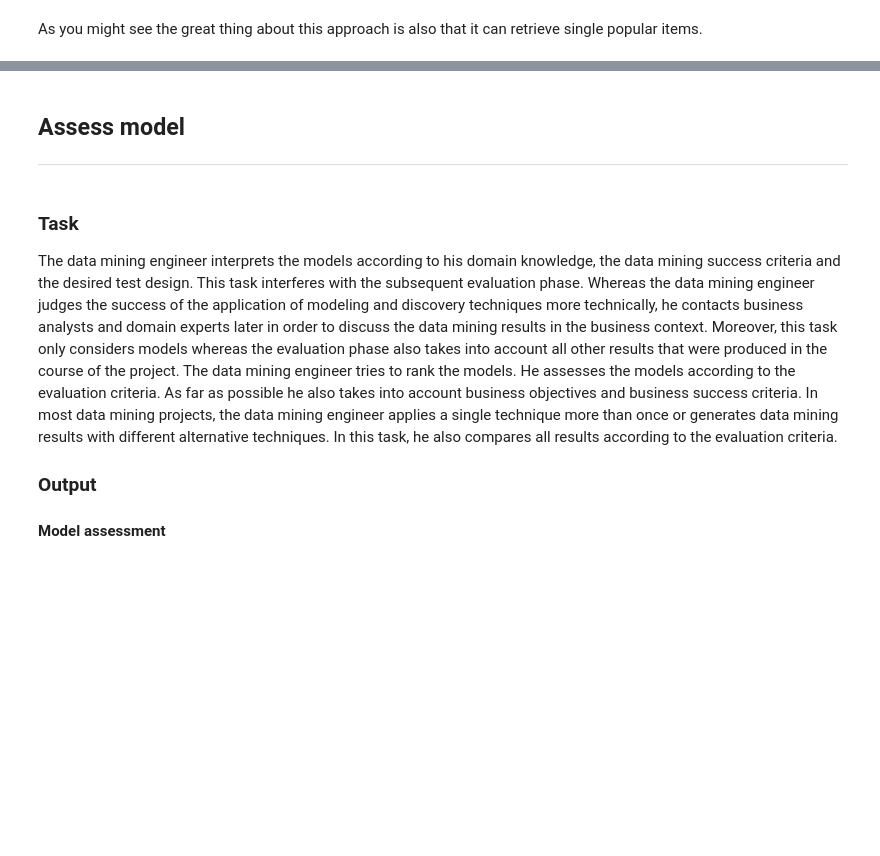
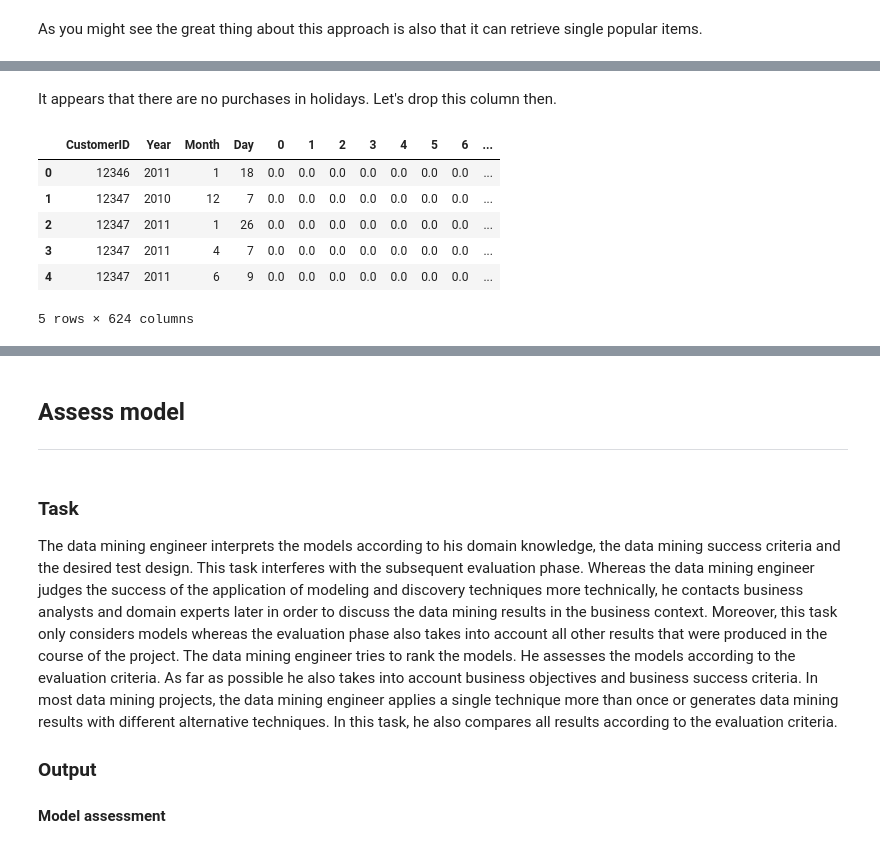
Before and after one commit to DanisAlukaev/Data-Mining, a Jupyter notebook: session01/4. Modeling.ipynb, the cells around one changed output, grey strips where cells are left out. Drawn from its saved outputs; the diff is of its cells as text; code cells hidden in the pictures; blank space fills up the shorter version.

```diff
--- a/session01/4. Modeling.ipynb
+++ b/session01/4. Modeling.ipynb
@@ -230,0 +249,4 @@ rules.sort_values(by='antecedent support').head()
+# %%
+for i in range(616):
+    idx = float(i)
+    df_nn_encoded.loc[df_nn_encoded[idx] != 0, idx] = 1
@@ -230,0 +268,18 @@ rules.sort_values(by='antecedent support').head()
+# %%
+df_nn = pd.merge(df_nn_encoded, df_nn[['CustomerID', 'Year', 'Month', 'Day', 'Weekday', 'Hour', 'Wage', 'Holiday', 'Segment']].drop_duplicates(), on=['CustomerID', 'Year', 'Month', 'Day'], how='inner')
+# %%
+df_nn.replace({False: 0, True: 1}, inplace=True)
+# %% [markdown]
+It appears that there are no purchases in holidays. Let's drop this column then.
+# %%
+df_nn = df_nn.drop(['Holiday'], axis=1)
+# %%
+df_nn.head()
+# %% [output]
+|  | CustomerID | Year | Month | Day | 0 | 1 | 2 | 3 | 4 | 5 | 6 | ... |
+| 0 | 12346 | 2011 | 1 | 18 | 0.0 | 0.0 | 0.0 | 0.0 | 0.0 | 0.0 | 0.0 | ... |
+| 1 | 12347 | 2010 | 12 | 7 | 0.0 | 0.0 | 0.0 | 0.0 | 0.0 | 0.0 | 0.0 | ... |
+| 2 | 12347 | 2011 | 1 | 26 | 0.0 | 0.0 | 0.0 | 0.0 | 0.0 | 0.0 | 0.0 | ... |
+| 3 | 12347 | 2011 | 4 | 7 | 0.0 | 0.0 | 0.0 | 0.0 | 0.0 | 0.0 | 0.0 | ... |
+| 4 | 12347 | 2011 | 6 | 9 | 0.0 | 0.0 | 0.0 | 0.0 | 0.0 | 0.0 | 0.0 | ... |
+5 rows × 624 columns
```
Also changed, not shown: parts of 34 cells of this notebook.
